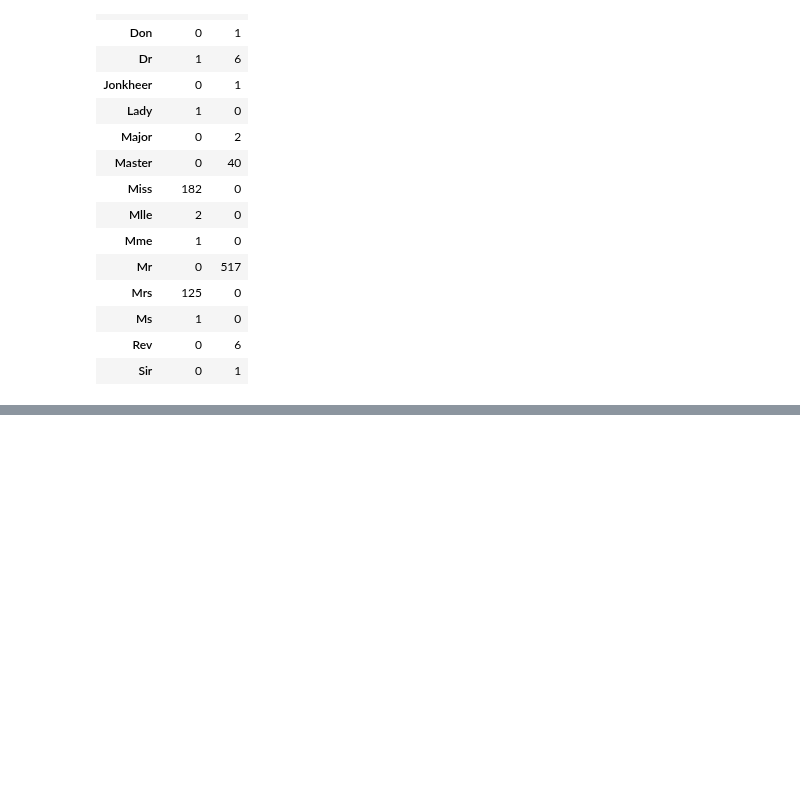
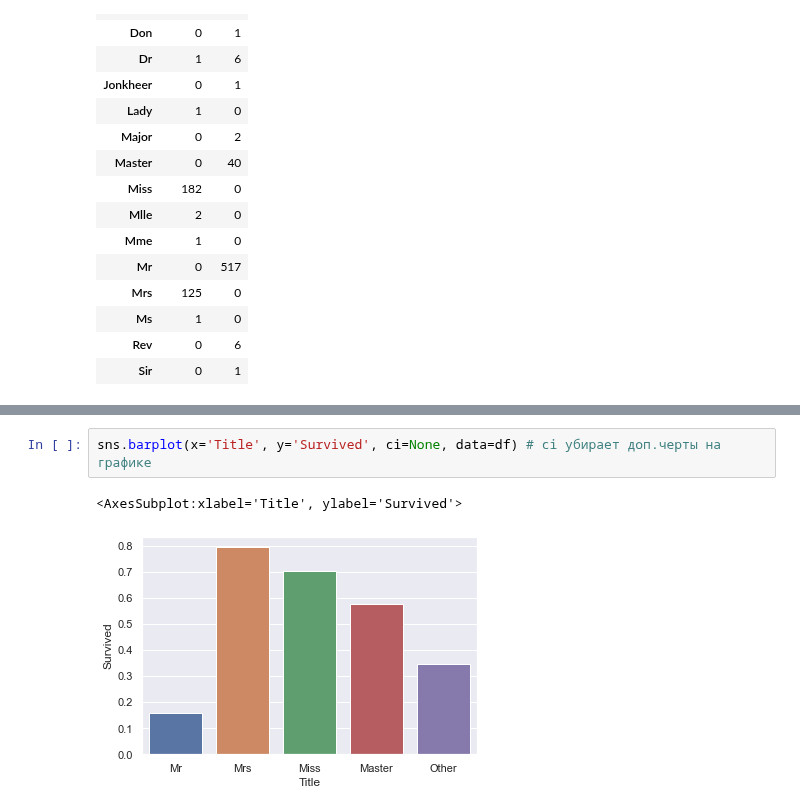
Before and after one commit to Gloriel/Kaggle, a Jupyter notebook: Titanic/Titanic_3001_ALL.ipynb, the cells around one changed output, grey strips where cells are left out. Saved outputs shown, nothing was run; the diff lists cells and outputs as text; blank space fills up the shorter version.

```diff
--- a/Titanic/Titanic_3001_ALL.ipynb
+++ b/Titanic/Titanic_3001_ALL.ipynb
@@ -226,0 +244,5 @@ pd.crosstab(df['Title'], df['Sex'])
+# %%
+sns.barplot(x='Title', y='Survived', ci=None, data=df) # ci убирает доп.черты на графике
+# %% [output]
+<AxesSubplot:xlabel='Title', ylabel='Survived'>
+[figure, added]
```
Also changed, not shown: parts of 3 cells of this notebook.
